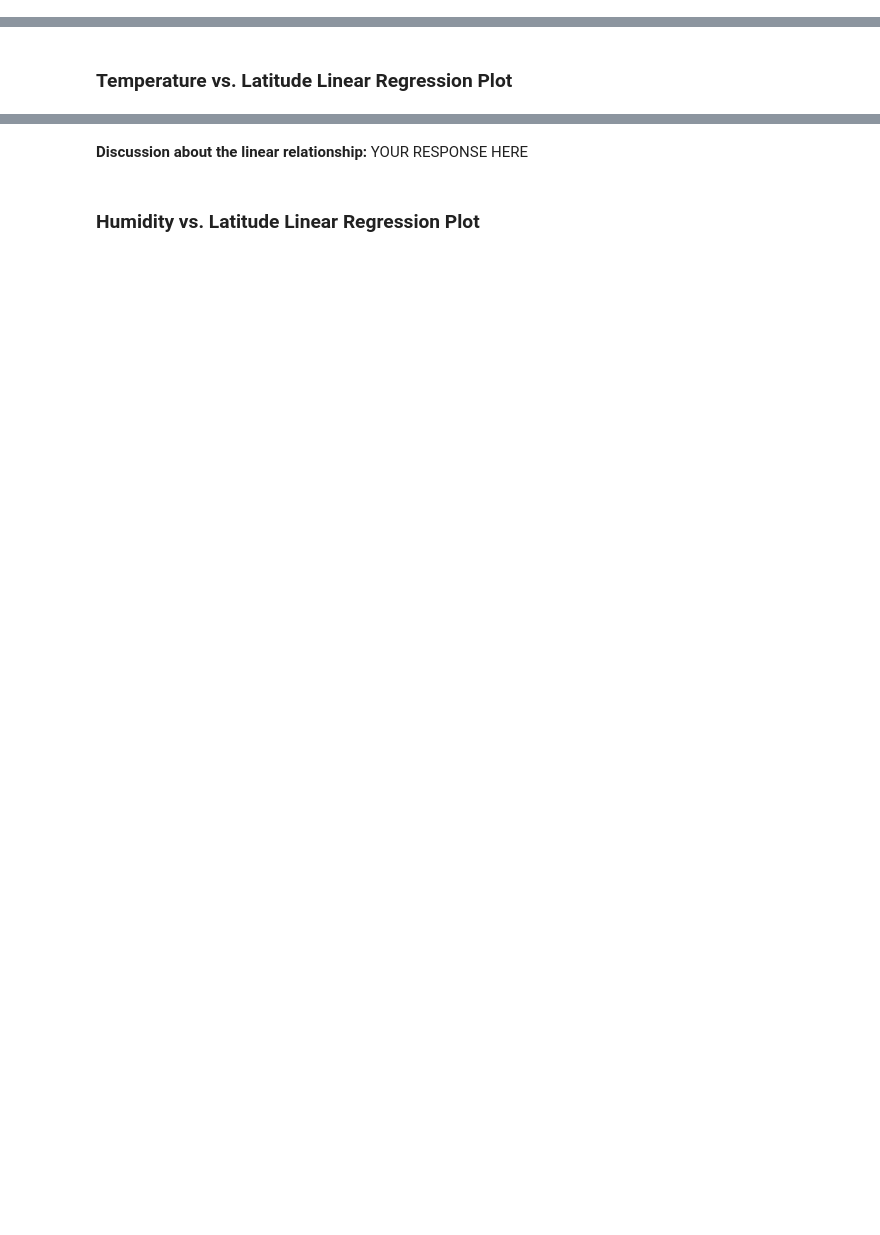
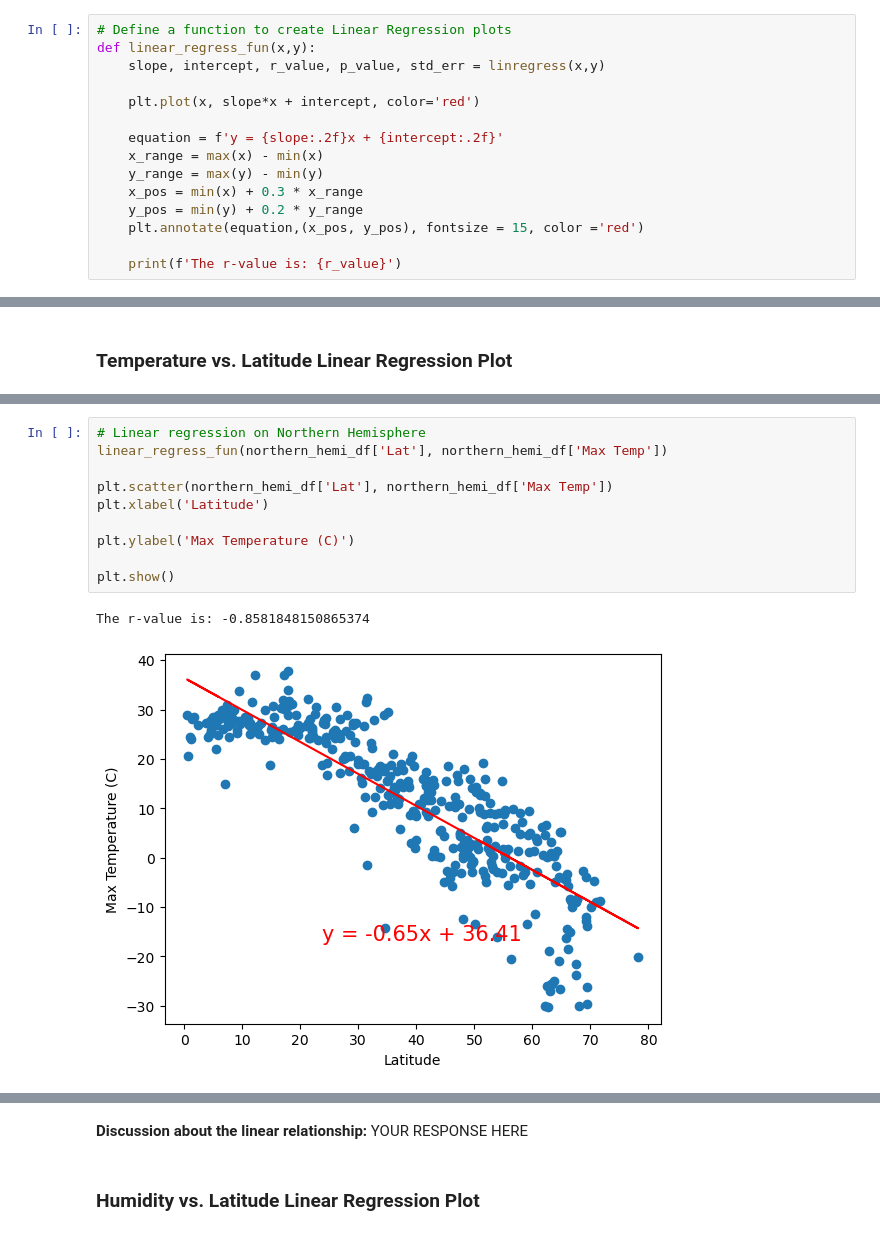
Before and after one commit to Starkilled1/python-api-challenge, a Jupyter notebook: WeatherPy/WeatherPy.ipynb, the cells around one changed output, grey strips where cells are left out. Saved outputs shown, nothing was run; the diff lists cells and outputs as text; blank space fills up the shorter version.

```diff
--- a/WeatherPy/WeatherPy.ipynb
+++ b/WeatherPy/WeatherPy.ipynb
@@ -301,2 +310,17 @@ plt.show()
+# %%
+# Define a function to create Linear Regression plots
+def linear_regress_fun(x,y):
+    slope, intercept, r_value, p_value, std_err = linregress(x,y)
+
+    plt.plot(x, slope*x + intercept, color='red')
+
+    equation = f'y = {slope:.2f}x + {intercept:.2f}'
+    x_range = max(x) - min(x)
+    y_range = max(y) - min(y)
+    x_pos = min(x) + 0.3 * x_range
+    y_pos = min(y) + 0.2 * y_range
+    plt.annotate(equation,(x_pos, y_pos), fontsize = 15, color ='red')
+
+    print(f'The r-value is: {r_value}')
 # %%
 # Create a DataFrame with the Northern Hemisphere data (Latitude >= 0)
@@ -342,0 +354,13 @@ The r-value is: 0.4121057168607245
+# %%
+# Linear regression on Northern Hemisphere
+linear_regress_fun(northern_hemi_df['Lat'], northern_hemi_df['Max Temp'])
+
+plt.scatter(northern_hemi_df['Lat'], northern_hemi_df['Max Temp'])
+plt.xlabel('Latitude')
+
+plt.ylabel('Max Temperature (C)')
+
+plt.show()
+# %% [output]
+The r-value is: -0.8581848150865374
+[figure, added]
```
Also changed, not shown: parts of 20 cells of this notebook, 2 other files.
